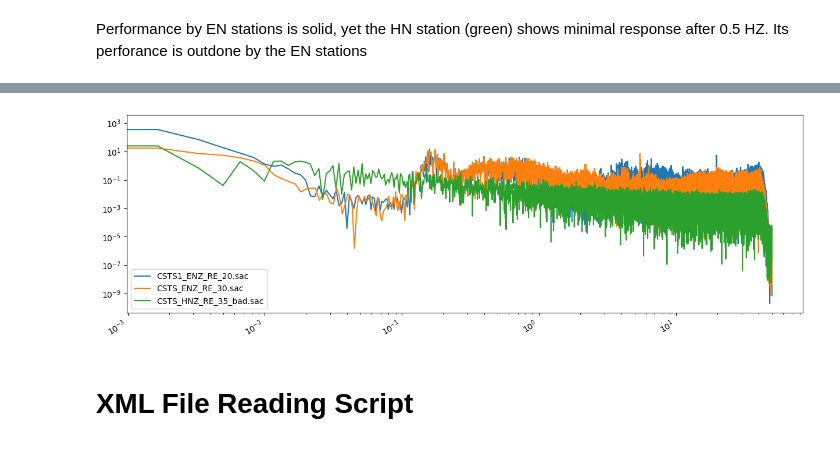
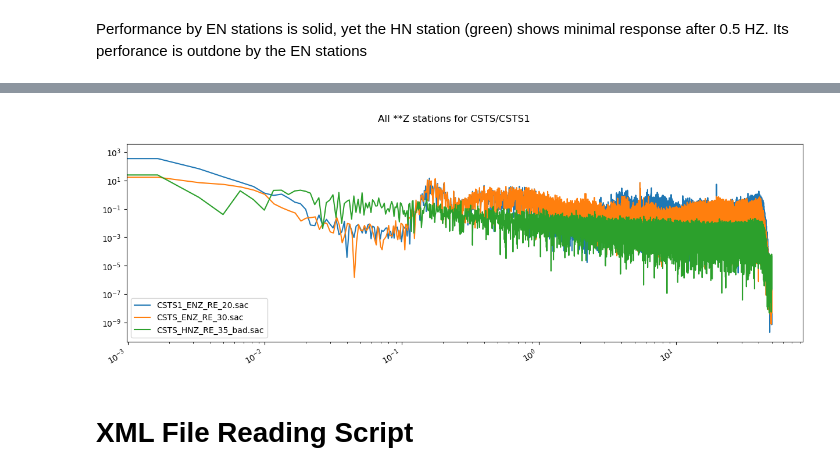
Before and after one commit to LM2025/Seismic_scripts, a Jupyter notebook: Seismic Scripts.ipynb, the cells around one changed output, grey strips where cells are left out. Cells and saved outputs as stored; diff of their text form; code cells hidden in the pictures.

```diff
--- a/Seismic Scripts.ipynb
+++ b/Seismic Scripts.ipynb
@@ -1239,7 +1239,7 @@ for file in storage:
         lst1.append(file_name)
     elif word_id == '2':
         lst2.append(file_name)
-    else:
+    elif word_id == 'Z':
         lstZ.append(file_name)
 lst1
 # %% [output]
@@ -1322,34 +1324,35 @@ ax = fig.add_subplot(1, 1, 1)
 for data_file in lstZ:
     st = read(f'Swarm_Sac_files/{data_file}')
     tr = st[0]
     tr.detrend('demean')
     tr.detrend('simple')
     tr.taper(type='cosine',max_percentage=0.1,side='both')
     tr_fft = np.fft.fft(tr.data)
     fft00= len(tr_fft)
     if fft00 % 2 == 0:
         fftn2 = int(fft00/2)
     else:
         fftn2 = int((fft00-1)/2)
     df = tr.stats.sampling_rate
     df2 = int(df/2)
     tr_fft = tr_fft[0:fftn2]
     freq_axis = np.linspace(0,df2,fftn2)
     scale = 2.0/((fft00-1)*(fft00-1))
     tr_psd = scale*abs2(tr_fft)
     freq_axis = float64(freq_axis)
     tr_psd = float64(tr_psd)
     ax.loglog(freq_axis,tr_psd)
     ax.xaxis_date()
     fig.autofmt_xdate()
 plt.legend([lstZ[0],lstZ[1],lstZ[2]])
+fig.suptitle('All **Z stations for CSTS/CSTS1')
 plt.show()
 df = pd.DataFrame()
 df['freq_axis'] = np.array(freq_axis)
 df['tr_psd'] = np.array(tr_psd)
 df.to_csv('--Z_stations_CSTS_CSTS.csv')
 # %% [output]
-[figure, old version]
+[figure, new version]
 # %% [markdown]
 # XML File Reading Script
 # %%
```
Also changed, not shown: parts of 2 cells of this notebook.
